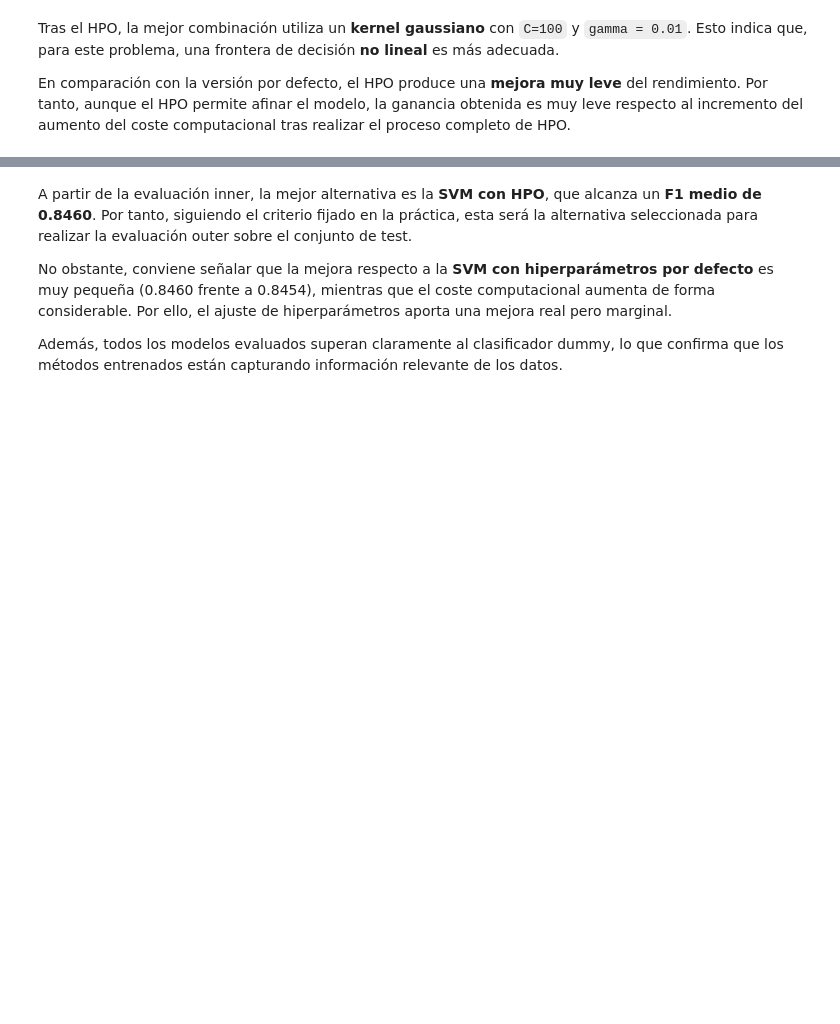
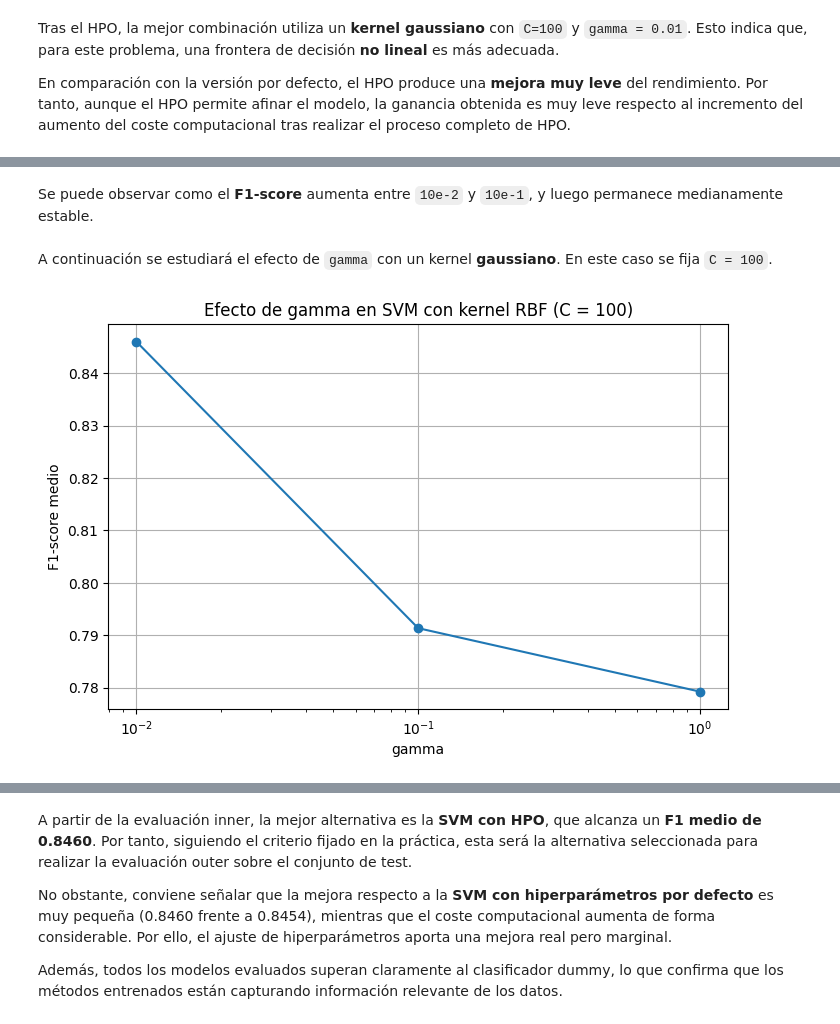
Before and after one commit to 100522401/P1_AA_100522396_100522401, a Jupyter notebook: notebooks/Cuaderno.ipynb, the cells around one changed output, grey strips where cells are left out. Cells and saved outputs as stored; diff of their text form; code cells hidden in the pictures; blank space fills up the shorter version.

```diff
--- a/notebooks/Cuaderno.ipynb
+++ b/notebooks/Cuaderno.ipynb
@@ -1517,0 +1572,26 @@ En comparación con la versión por defecto, el HPO produce una **mejora muy lev
+# %% [markdown]
+Se puede observar como el **F1-score** aumenta entre `10e-2` y `10e-1`, y luego permanece medianamente estable.
+# %% [markdown]
+A continuación se estudiará el efecto de `gamma` con un kernel **gaussiano**. En este caso se fija `C = 100`.
+# %%
+plt.figure(figsize=(8, 5))
+
+subset_rbf = results_svm[
+    (results_svm["param_classifier__kernel"] == "rbf") &
+    (results_svm["param_classifier__C"] == 100)
+].sort_values("param_classifier__gamma")
+
+plt.plot(
+    subset_rbf["param_classifier__gamma"].astype(float),
+    subset_rbf["mean_test_score"],
+    marker="o"
+)
+
+plt.xscale("log")
+plt.title("Efecto de gamma en SVM con kernel RBF (C = 100)")
+plt.xlabel("gamma")
+plt.ylabel("F1-score medio")
+plt.grid(True)
+plt.show()
+# %% [output]
+[figure, added]
```
Also changed, not shown: parts of 26 cells of this notebook.
